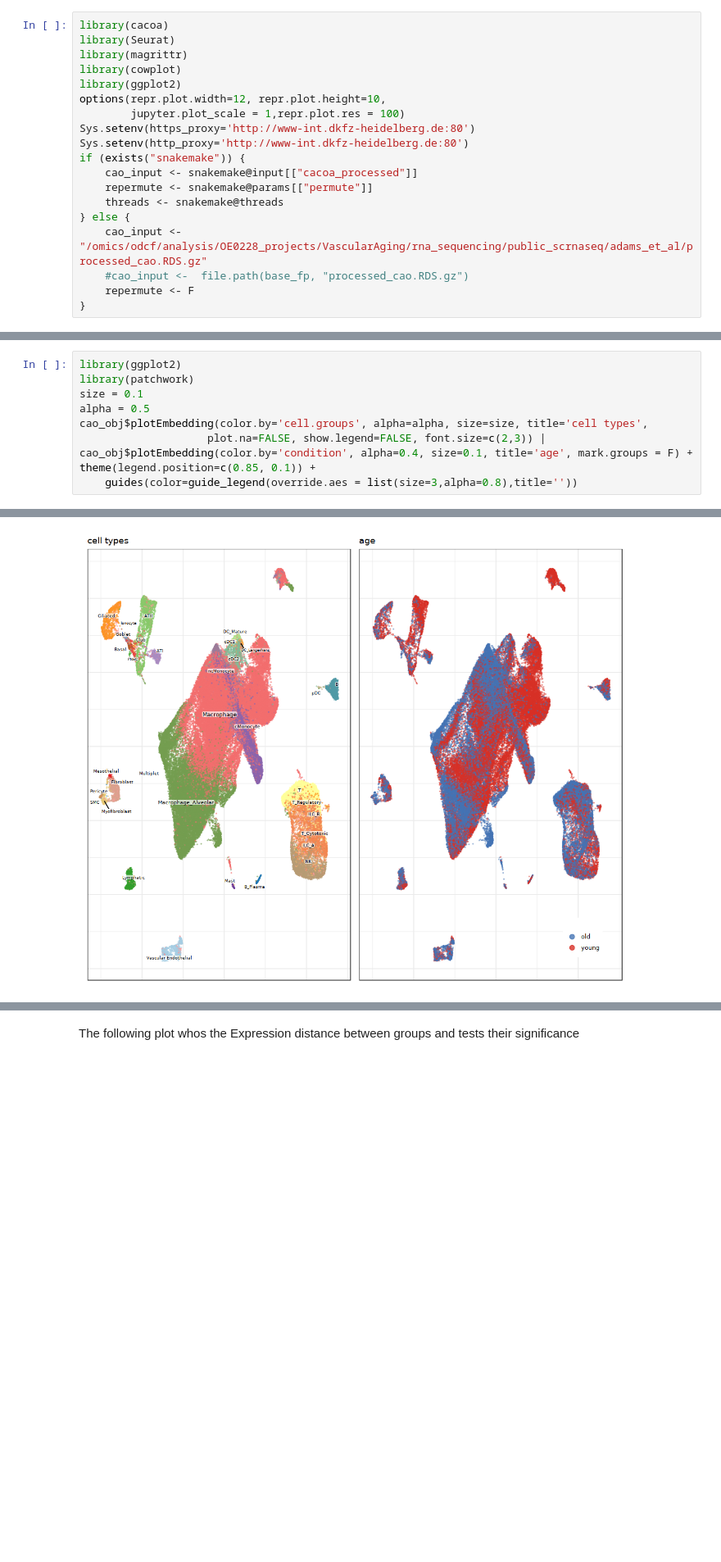
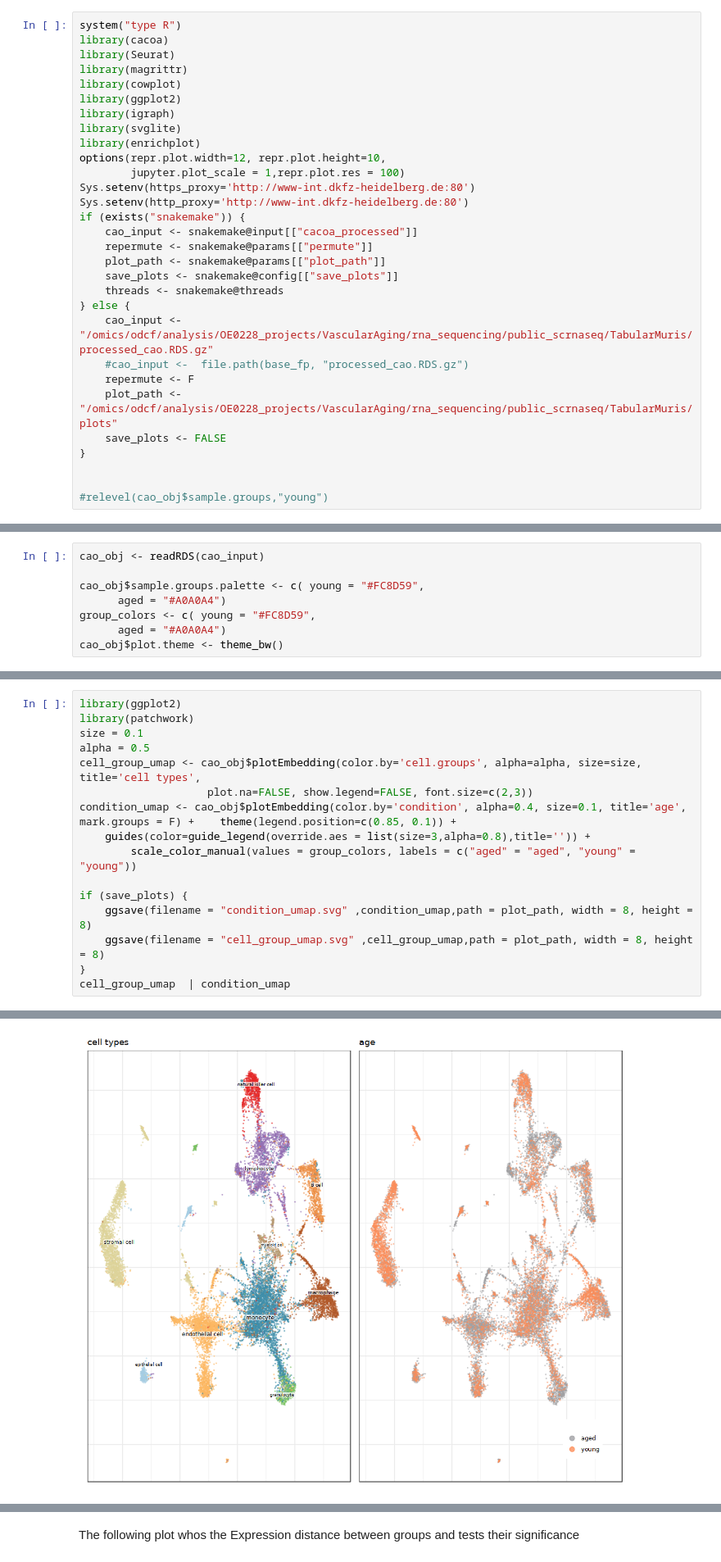
Before and after one commit to Christian-Heyer/cacoa_snake, a Jupyter notebook: cacoa_report.r.ipynb, the cells around one changed output, grey strips where cells are left out. Shown at 82% size. Saved outputs shown, nothing was run; the diff lists cells and outputs as text; blank space fills up the shorter version.

```diff
--- a/cacoa_report.r.ipynb
+++ b/cacoa_report.r.ipynb
@@ -1,9 +1,13 @@
 # %%
+system("type R")
 library(cacoa)
 library(Seurat)
 library(magrittr)
 library(cowplot)
 library(ggplot2)
+library(igraph)
+library(svglite)
+library(enrichplot)
 options(repr.plot.width=12, repr.plot.height=10,
         jupyter.plot_scale = 1,repr.plot.res = 100)
 Sys.setenv(https_proxy='http://www-int.dkfz-heidelberg.de:80')
@@ -11,9 +15,16 @@ Sys.setenv(http_proxy='http://www-int.dkfz-heidelberg.de:80')
 if (exists("snakemake")) {
     cao_input <- snakemake@input[["cacoa_processed"]]
     repermute <- snakemake@params[["permute"]]
+    plot_path <- snakemake@params[["plot_path"]]
+    save_plots <- snakemake@config[["save_plots"]]
     threads <- snakemake@threads
 } else {
-    cao_input <- "/omics/odcf/analysis/OE0228_projects/VascularAging/rna_sequencing/public_scrnaseq/adams_et_al/processed_cao.RDS.gz"
+    cao_input <- "/omics/odcf/analysis/OE0228_projects/VascularAging/rna_sequencing/public_scrnaseq/TabularMuris/processed_cao.RDS.gz"
     #cao_input <-  file.path(base_fp, "processed_cao.RDS.gz")
     repermute <- F
+    plot_path <- "/omics/odcf/analysis/OE0228_projects/VascularAging/rna_sequencing/public_scrnaseq/TabularMuris/plots"
+    save_plots <- FALSE
 }
+
+
+#relevel(cao_obj$sample.groups,"young")
@@ -31,0 +57,8 @@ cao_obj <- readRDS(cao_input)
+# %%
+cao_obj <- readRDS(cao_input)
+
+cao_obj$sample.groups.palette <- c( young = "#FC8D59",
+      aged = "#A0A0A4")
+group_colors <- c( young = "#FC8D59",
+      aged = "#A0A0A4")
+cao_obj$plot.theme <- theme_bw()
@@ -49,10 +86,17 @@ library(ggplot2)
 library(patchwork)
 size = 0.1
 alpha = 0.5
-cao_obj$plotEmbedding(color.by='cell.groups', alpha=alpha, size=size, title='cell types',
-                    plot.na=FALSE, show.legend=FALSE, font.size=c(2,3)) |
-cao_obj$plotEmbedding(color.by='condition', alpha=0.4, size=0.1, title='age', mark.groups = F) +    theme(legend.position=c(0.85, 0.1)) +
-    guides(color=guide_legend(override.aes = list(size=3,alpha=0.8),title=''))
+cell_group_umap <- cao_obj$plotEmbedding(color.by='cell.groups', alpha=alpha, size=size, title='cell types',
+                    plot.na=FALSE, show.legend=FALSE, font.size=c(2,3))
+condition_umap <- cao_obj$plotEmbedding(color.by='condition', alpha=0.4, size=0.1, title='age', mark.groups = F) +    theme(legend.position=c(0.85, 0.1)) +
+    guides(color=guide_legend(override.aes = list(size=3,alpha=0.8),title='')) +
+        scale_color_manual(values = group_colors, labels = c("aged" = "aged", "young" = "young"))
+
+if (save_plots) {
+    ggsave(filename = "condition_umap.svg" ,condition_umap,path = plot_path, width = 8, height = 8)
+    ggsave(filename = "cell_group_umap.svg" ,cell_group_umap,path = plot_path, width = 8, height = 8)
+}
+cell_group_umap  | condition_umap
 # %% [output]
 Attaching package: ‘patchwork’
 
@@ -63,4 +115,4 @@ The following object is masked from ‘package:cowplot’:
-[figure, old version]
+[figure, new version]
 # %%
 names(cao_obj$data.object@graphs)
 gc()
```
Also changed, not shown: parts of 52 cells of this notebook, 20 other files.
